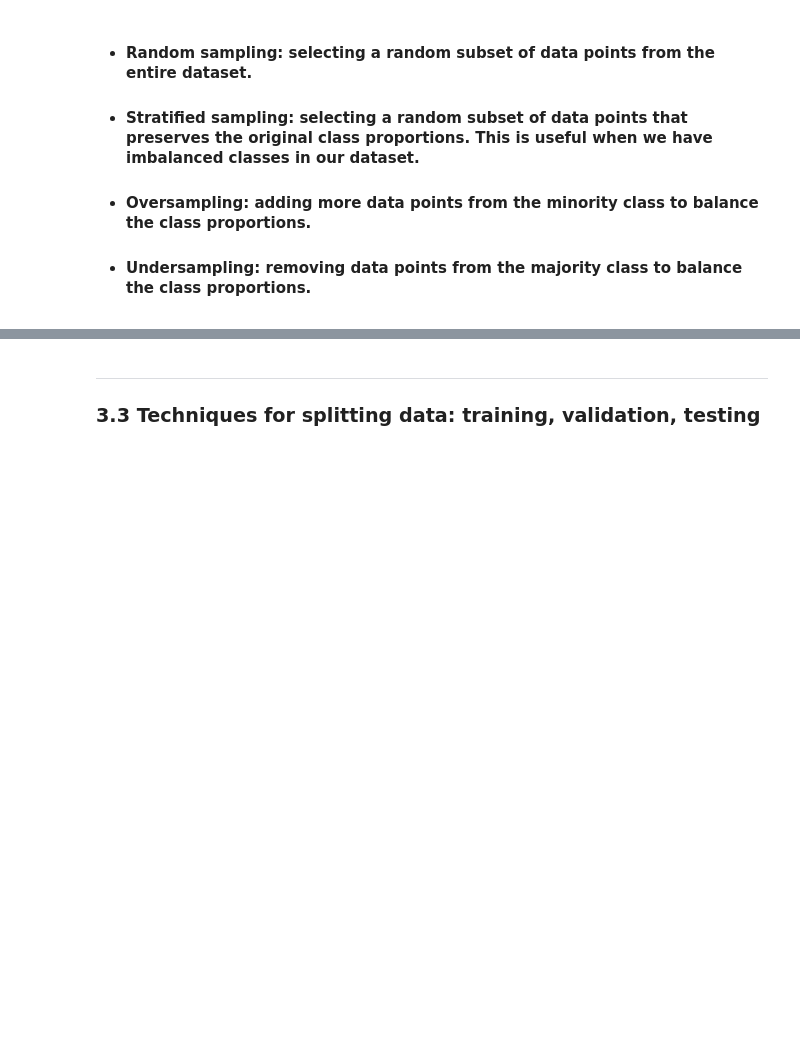
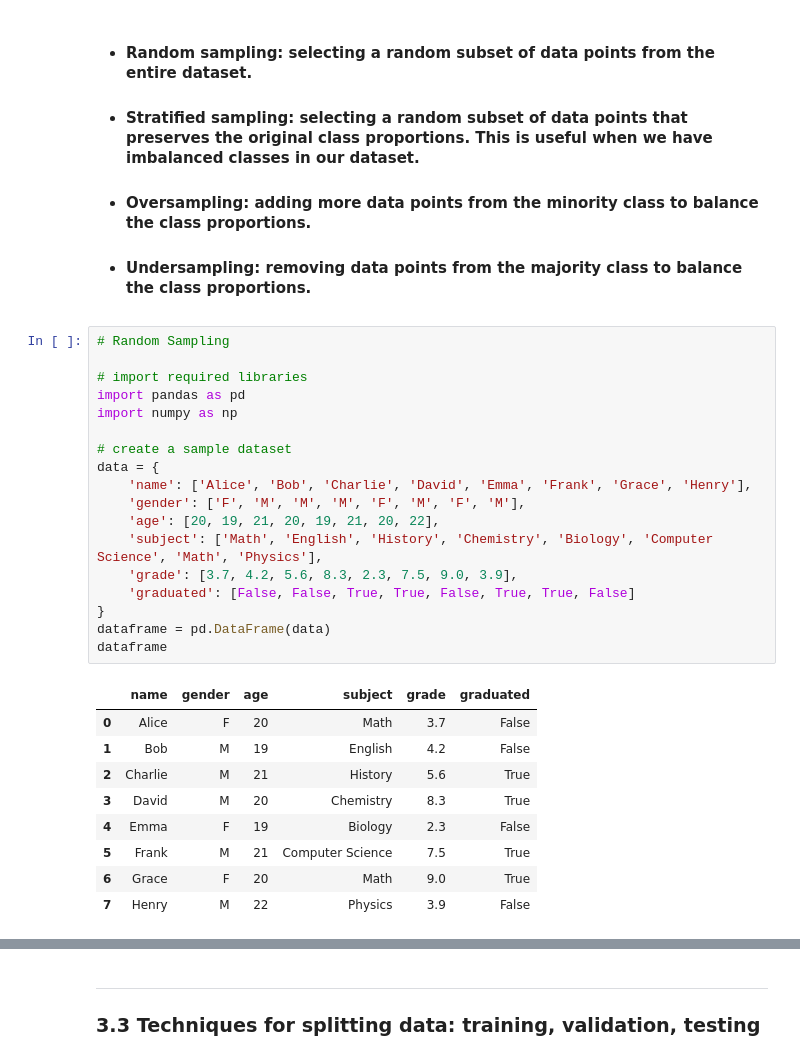
Before and after one commit to ArcaneIrvine/ACM_Machine_Learning, a Jupyter notebook: Lessons/lesson_2.ipynb, the cells around one changed output, grey strips where cells are left out. Drawn from its saved outputs; the diff is of its cells as text; blank space fills up the shorter version.

Commit message:
random sampling example

```diff
--- a/Lessons/lesson_2.ipynb
+++ b/Lessons/lesson_2.ipynb
@@ -288,3 +288,31 @@ array([[0.  , 0.  ],
 * <h4> Stratified sampling: selecting a random subset of data points that preserves the original class proportions. This is useful when we have imbalanced classes in our dataset.</h4>
 * <h4> Oversampling: adding more data points from the minority class to balance the class proportions.</h4>
 * <h4> Undersampling: removing data points from the majority class to balance the class proportions.</h4>
+# %%
+# Random Sampling
+
+# import required libraries
+import pandas as pd
+import numpy as np
+
+# create a sample dataset
+data = {
+    'name': ['Alice', 'Bob', 'Charlie', 'David', 'Emma', 'Frank', 'Grace', 'Henry'],
+    'gender': ['F', 'M', 'M', 'M', 'F', 'M', 'F', 'M'],
+    'age': [20, 19, 21, 20, 19, 21, 20, 22],
+    'subject': ['Math', 'English', 'History', 'Chemistry', 'Biology', 'Computer Science', 'Math', 'Physics'],
+    'grade': [3.7, 4.2, 5.6, 8.3, 2.3, 7.5, 9.0, 3.9],
+    'graduated': [False, False, True, True, False, True, True, False]
+}
+dataframe = pd.DataFrame(data)
+dataframe
+# %% [output]
+|  | name | gender | age | subject | grade | graduated |
+| 0 | Alice | F | 20 | Math | 3.7 | False |
+| 1 | Bob | M | 19 | English | 4.2 | False |
+| 2 | Charlie | M | 21 | History | 5.6 | True |
+| 3 | David | M | 20 | Chemistry | 8.3 | True |
+| 4 | Emma | F | 19 | Biology | 2.3 | False |
+| 5 | Frank | M | 21 | Computer Science | 7.5 | True |
+| 6 | Grace | F | 20 | Math | 9.0 | True |
+| 7 | Henry | M | 22 | Physics | 3.9 | False |
```
Also changed, not shown: parts of 3 cells of this notebook.
